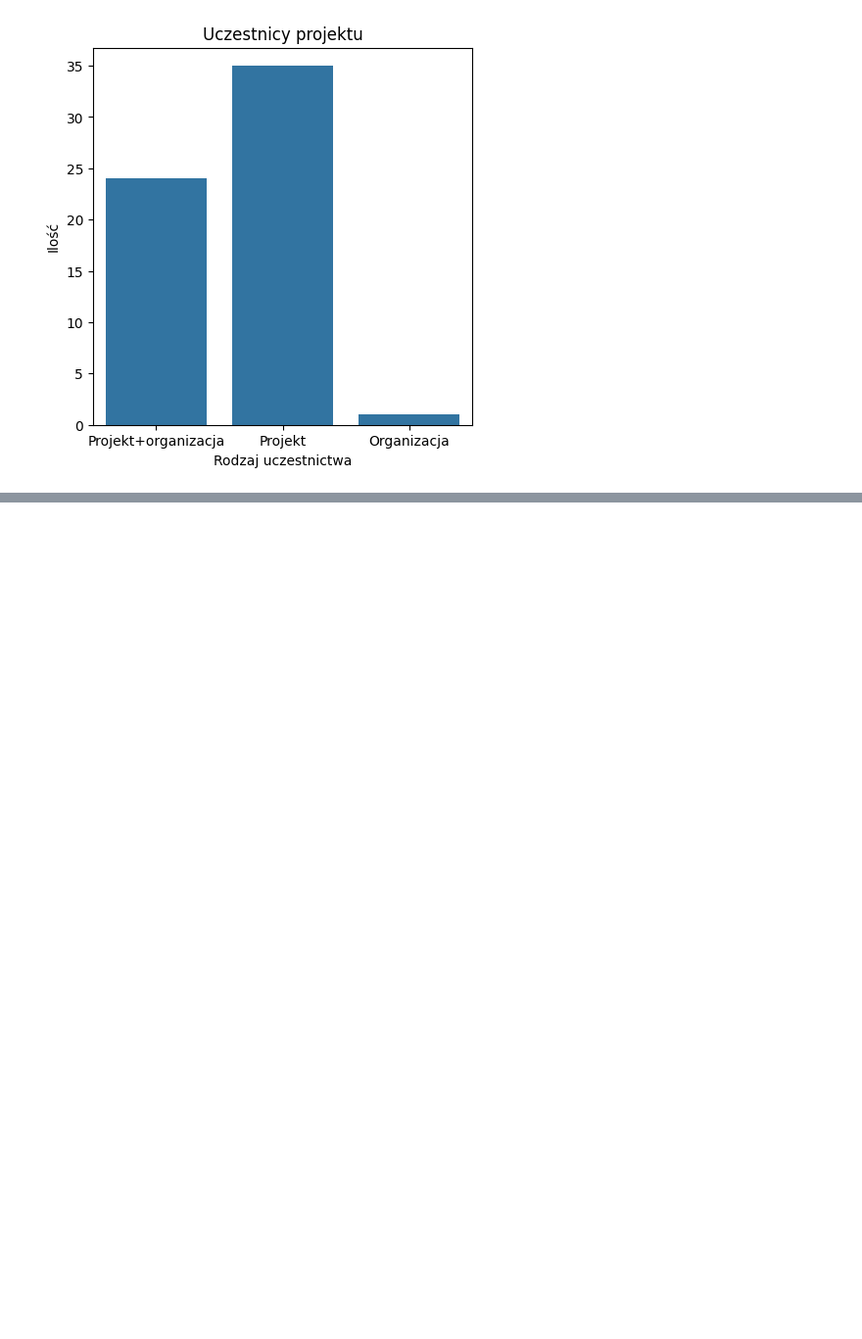
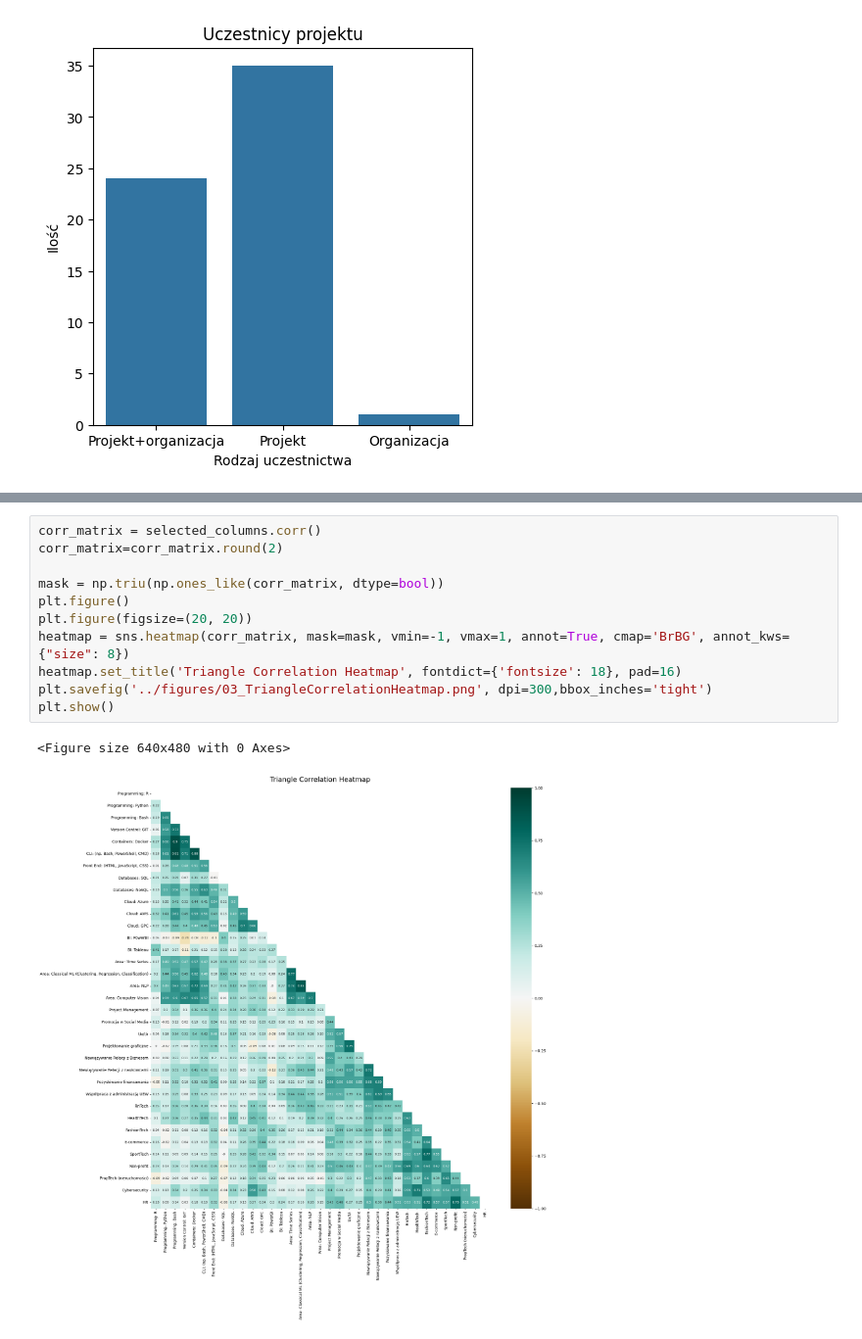
Before and after one commit to MalwinaKoz/Project-People-Analytics, a Jupyter notebook: notebooks/03_ExploratoryDataAnalysis.ipynb, the cells around one changed output, grey strips where cells are left out. Shown at 98% size. Drawn from its saved outputs; the diff is of its cells as text; blank space fills up the shorter version.

```diff
--- a/notebooks/03_ExploratoryDataAnalysis.ipynb
+++ b/notebooks/03_ExploratoryDataAnalysis.ipynb
@@ -126,0 +118,14 @@ plt.show()
+# %%
+corr_matrix = selected_columns.corr()
+corr_matrix=corr_matrix.round(2)
+
+mask = np.triu(np.ones_like(corr_matrix, dtype=bool))
+plt.figure()
+plt.figure(figsize=(20, 20))
+heatmap = sns.heatmap(corr_matrix, mask=mask, vmin=-1, vmax=1, annot=True, cmap='BrBG', annot_kws={"size": 8})
+heatmap.set_title('Triangle Correlation Heatmap', fontdict={'fontsize': 18}, pad=16)
+plt.savefig('../figures/03_TriangleCorrelationHeatmap.png', dpi=300,bbox_inches='tight')
+plt.show()
+# %% [output]
+<Figure size 640x480 with 0 Axes>
+[figure, added]
```
Also changed, not shown: parts of 12 cells of this notebook, 10 other files.
